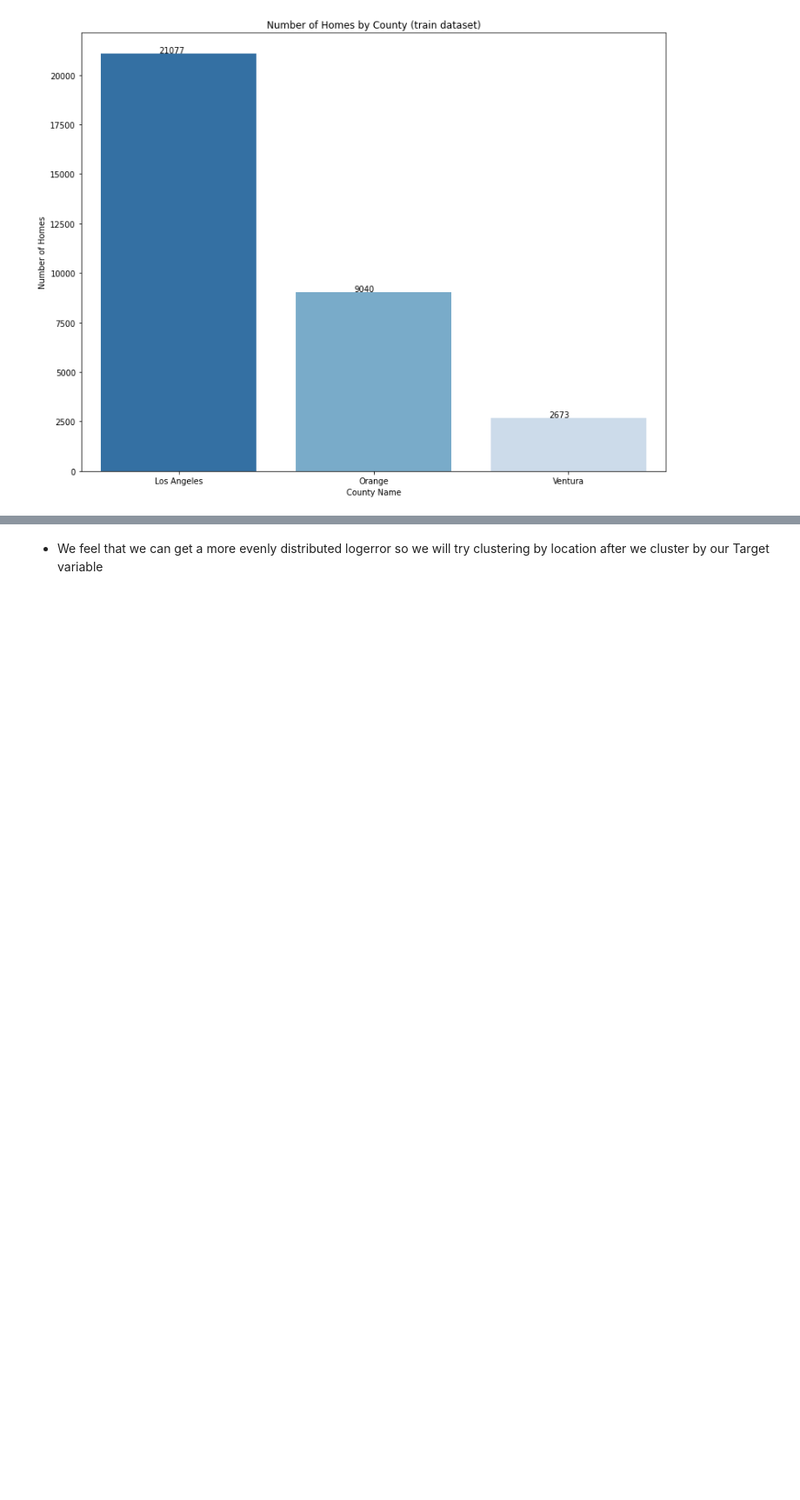
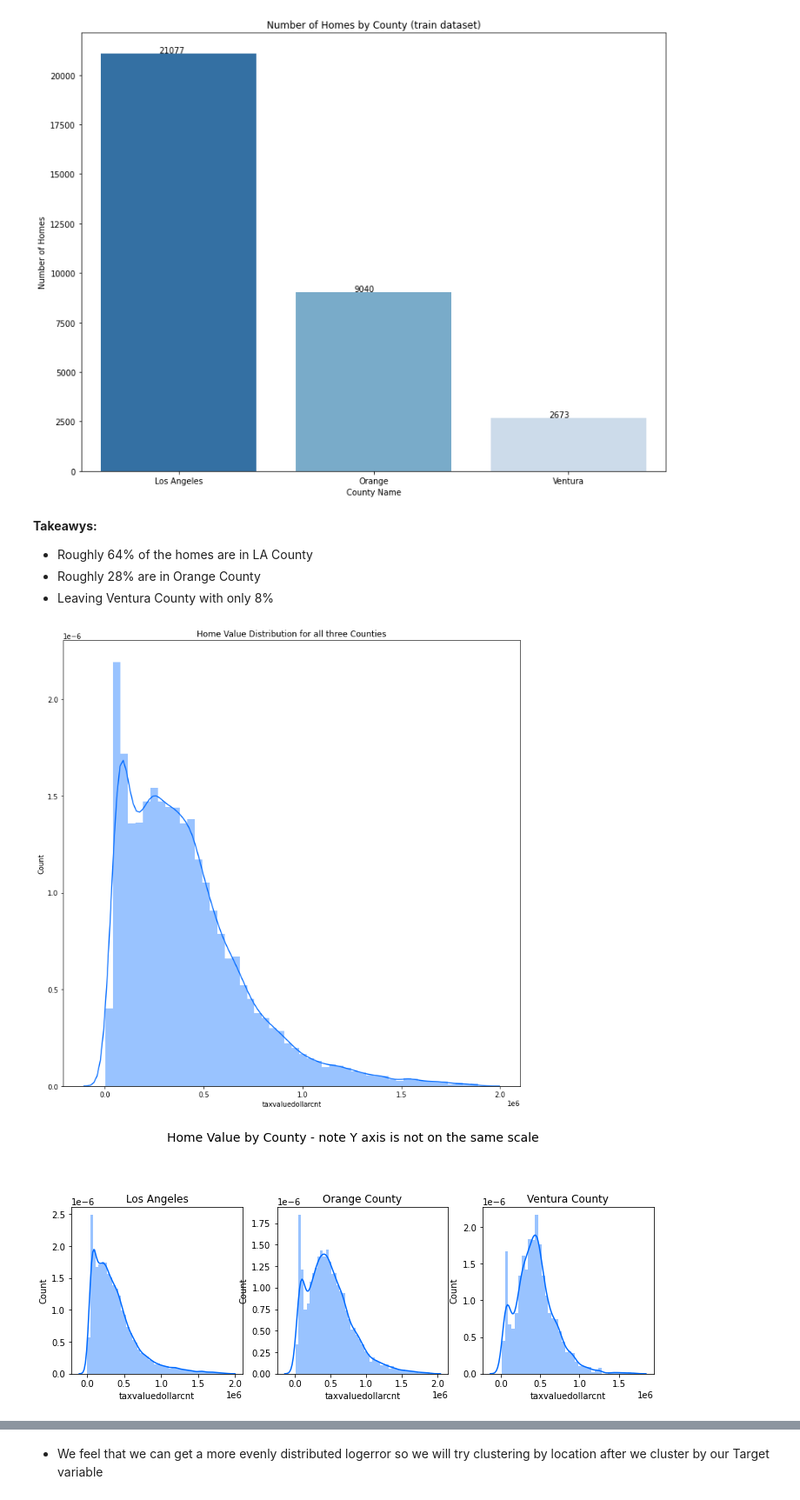
Before and after one commit to zillow-willow/zillow_clustering, a Jupyter notebook: zillow_logerror_report.ipynb, the cells around one changed output, grey strips where cells are left out. Shown at 87% size. Drawn from its saved outputs; the diff is of its cells as text; code cells hidden in the pictures; blank space fills up the shorter version.

Commit message:
Added summaries, distro, and takeaways

```diff
--- a/zillow_logerror_report.ipynb
+++ b/zillow_logerror_report.ipynb
@@ -175,3 +176,14 @@ Let's take a quick look at the county overviews and get an idea of distributions
 explore.num_home_by_county(train)
 # %% [output]
 [figure]
+# %% [markdown]
+**Takeawys:**
+- Roughly 64% of the homes are in LA County
+- Roughly 28% are in Orange County
+- Leaving Ventura County with only 8%
+# %%
+#function to bring in visuals for Home Value distribution
+explore.homevalue_distro_visualization(train)
+# %% [output]
+[figure, added]
+[figure, added]
```
Also changed, not shown: parts of 25 cells of this notebook.
